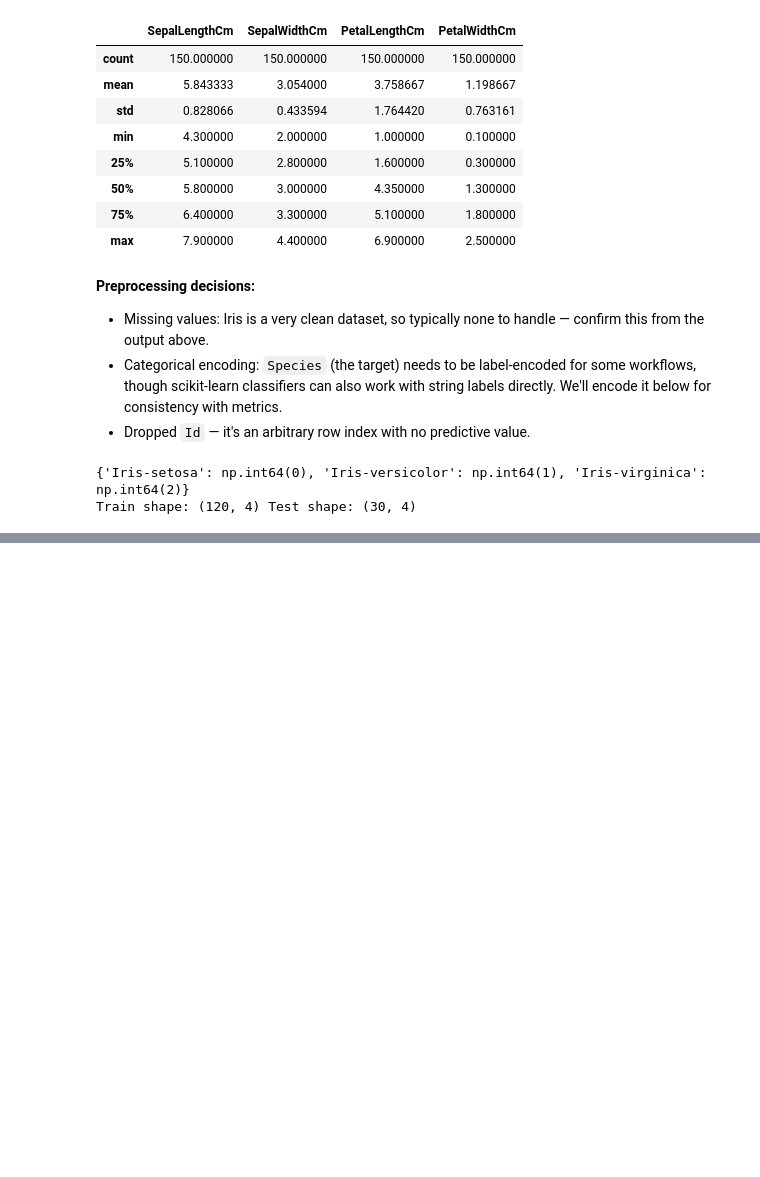
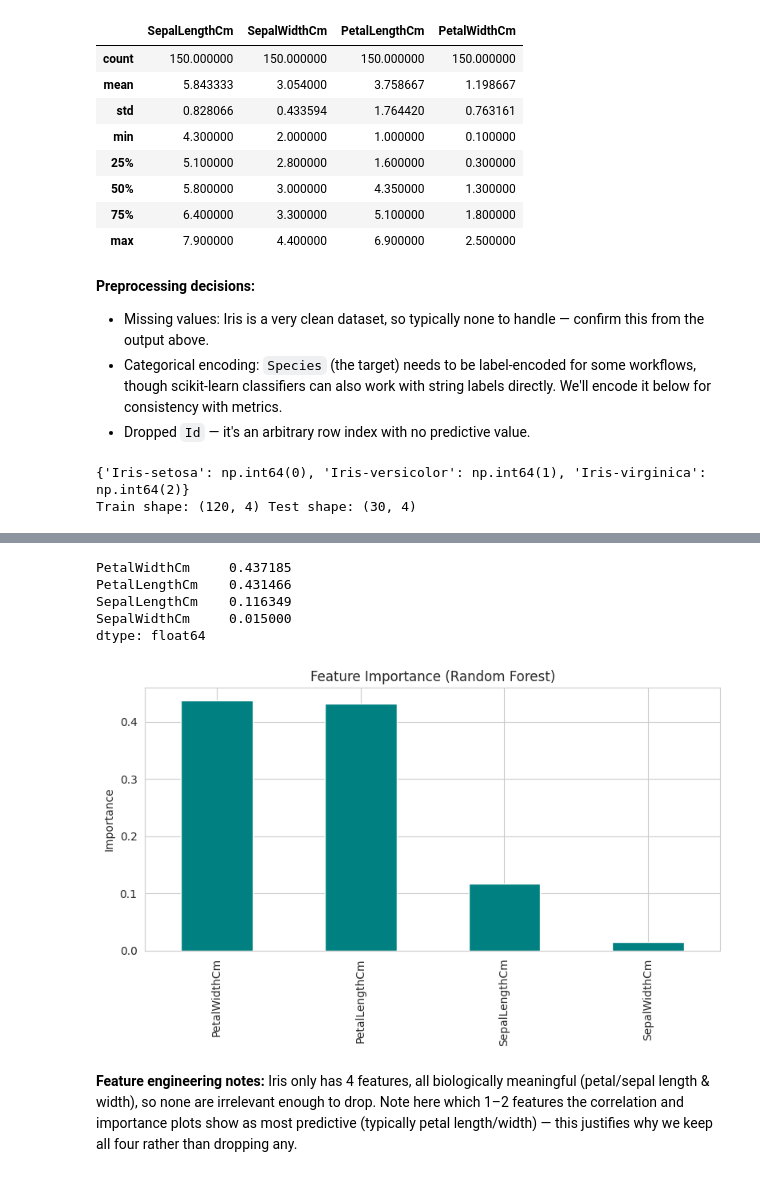
Before and after one commit to prashanth21156/Iris-ML-Project-2, a Jupyter notebook: Iris_ML_Project_2.ipynb, the cells around one changed output, grey strips where cells are left out. Saved outputs shown, nothing was run; the diff lists cells and outputs as text; code cells hidden in the pictures; blank space fills up the shorter version.

```diff
--- a/Iris_ML_Project_2.ipynb
+++ b/Iris_ML_Project_2.ipynb
@@ -95,0 +127,22 @@ Train shape: (120, 4) Test shape: (30, 4)
+# %%
+# Feature importance from a quick Random Forest fit (used for justification, not the final model yet)
+rf_check = RandomForestClassifier(random_state=42)
+rf_check.fit(X_train, y_train)
+importances = pd.Series(rf_check.feature_importances_, index=X.columns).sort_values(ascending=False)
+print(importances)
+
+importances.plot(kind="bar", color="teal")
+plt.title("Feature Importance (Random Forest)")
+plt.ylabel("Importance")
+plt.tight_layout()
+plt.show()
+# %% [output]
+PetalWidthCm     0.437185
+PetalLengthCm    0.431466
+SepalLengthCm    0.116349
+SepalWidthCm     0.015000
+dtype: float64
+[figure, added]
+# %% [markdown]
+**Feature engineering notes:**
+Iris only has 4 features, all biologically meaningful (petal/sepal length & width), so none are irrelevant enough to drop. Note here which 1–2 features the correlation and importance plots show as most predictive (typically petal length/width) — this justifies why we keep all four rather than dropping any.
```
Also changed, not shown: parts of 3 cells of this notebook.
